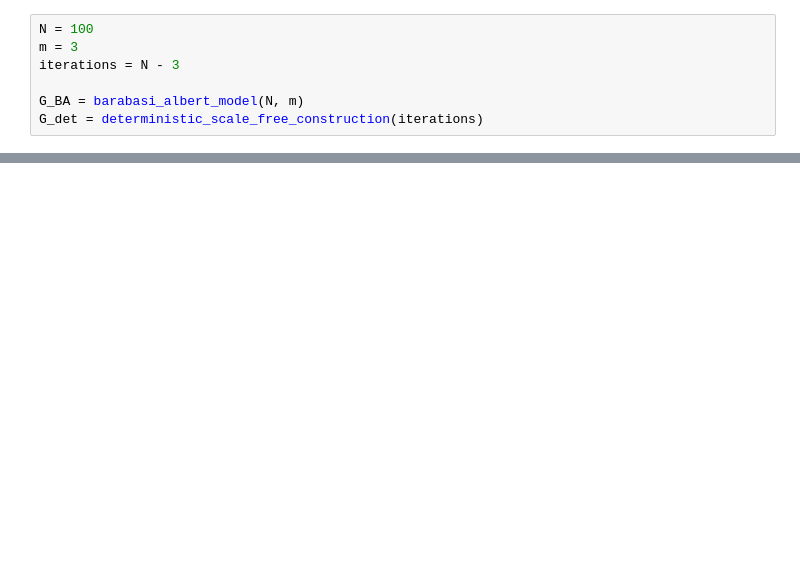
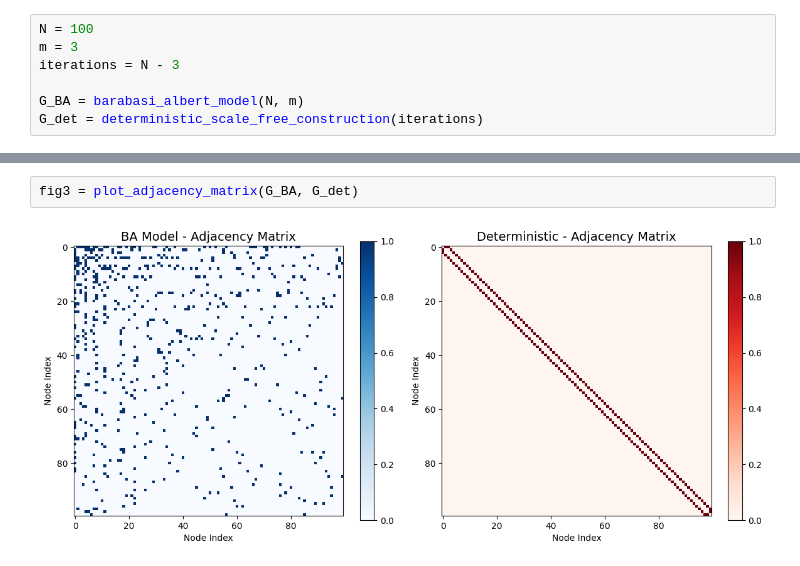
Before and after one commit to erfanshahabi/Social-Networks-Fall-2025, a Jupyter notebook: notebooks/question2_analysis.ipynb, the cells around one changed output, grey strips where cells are left out. Drawn from its saved outputs; the diff is of its cells as text; blank space fills up the shorter version.

```diff
--- a/notebooks/question2_analysis.ipynb
+++ b/notebooks/question2_analysis.ipynb
@@ -23,0 +57,4 @@ G_det = deterministic_scale_free_construction(iterations)
+# %%
+fig3 = plot_adjacency_matrix(G_BA, G_det)
+# %% [output]
+[figure, added]
```
Also changed, not shown: parts of 6 cells of this notebook, 1 other file.
